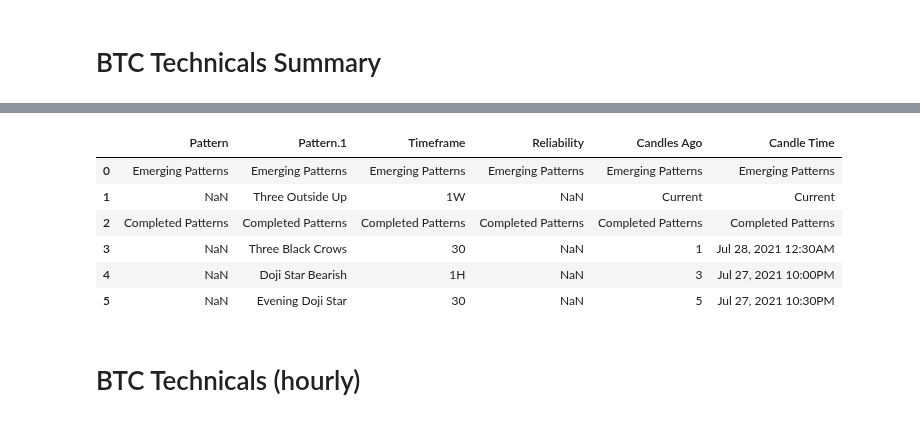
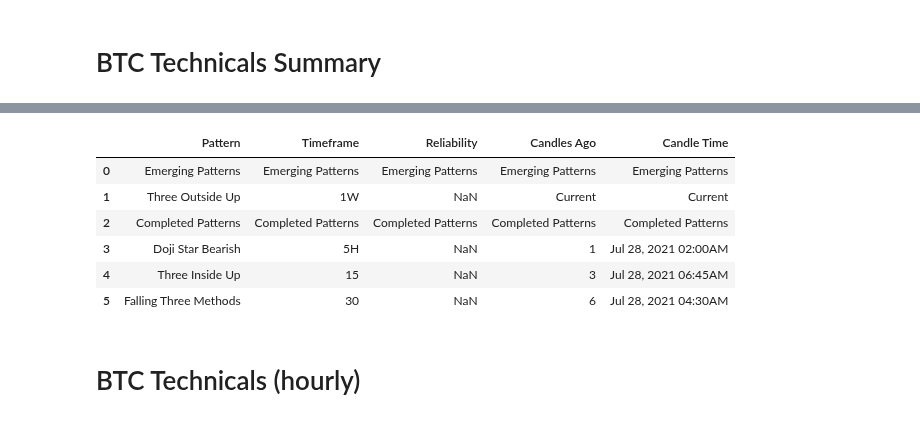
Before and after one commit to dbogatic/crypto-analysis, a Jupyter notebook: technicals_scraper.ipynb, the cells around one changed output, grey strips where cells are left out. Saved outputs shown, nothing was run; the diff lists cells and outputs as text; code cells hidden in the pictures.

Commit message:
updated candlestick patterns

```diff
--- a/technicals_scraper.ipynb
+++ b/technicals_scraper.ipynb
@@ -112,16 +110,16 @@ btc_technical_summary
 # %%
 # Obtain candelstick paterns
-btc_candelstick_patterns = pd.read_html(str(html), attrs = {'class': 'genTbl closedTbl ecoCalTbl patternTable js-csp-table'})[0]
-btc_candelstick_patterns = btc_candelstick_patterns.drop(columns='Pattern').rename(columns={'Pattern.1':'Pattern'})
-btc_candelstick_patterns
+btc_candlestick_patterns = pd.read_html(str(html), attrs = {'class': 'genTbl closedTbl ecoCalTbl patternTable js-csp-table'})[0]
+btc_candlestick_patterns = btc_candlestick_patterns.drop(columns='Pattern').rename(columns={'Pattern.1':'Pattern'})
+btc_candlestick_patterns
 # %% [output]
-|  | Pattern | Pattern.1 | Timeframe | Reliability | Candles Ago | Candle Time |
-| 0 | Emerging Patterns | Emerging Patterns | Emerging Patterns | Emerging Patterns | Emerging Patterns | Emerging Patterns |
-| 1 | NaN | Three Outside Up | 1W | NaN | Current | Current |
-| 2 | Completed Patterns | Completed Patterns | Completed Patterns | Completed Patterns | Completed Patterns | Completed Patterns |
-| 3 | NaN | Three Black Crows | 30 | NaN | 1 | Jul 28, 2021 12:30AM |
-| 4 | NaN | Doji Star Bearish | 1H | NaN | 3 | Jul 27, 2021 10:00PM |
-| 5 | NaN | Evening Doji Star | 30 | NaN | 5 | Jul 27, 2021 10:30PM |
+|  | Pattern | Timeframe | Reliability | Candles Ago | Candle Time |
+| 0 | Emerging Patterns | Emerging Patterns | Emerging Patterns | Emerging Patterns | Emerging Patterns |
+| 1 | Three Outside Up | 1W | NaN | Current | Current |
+| 2 | Completed Patterns | Completed Patterns | Completed Patterns | Completed Patterns | Completed Patterns |
+| 3 | Doji Star Bearish | 5H | NaN | 1 | Jul 28, 2021 02:00AM |
+| 4 | Three Inside Up | 15 | NaN | 3 | Jul 28, 2021 06:45AM |
+| 5 | Falling Three Methods | 30 | NaN | 6 | Jul 28, 2021 04:30AM |
 # %% [markdown]
 # BTC Technicals (hourly)
 # %%
```
Also changed, not shown: parts of 8 cells of this notebook.
